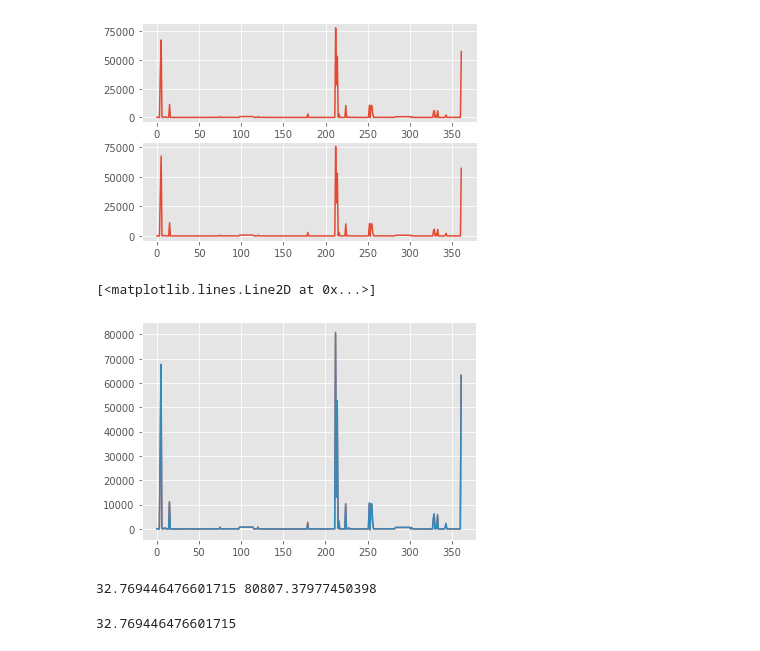
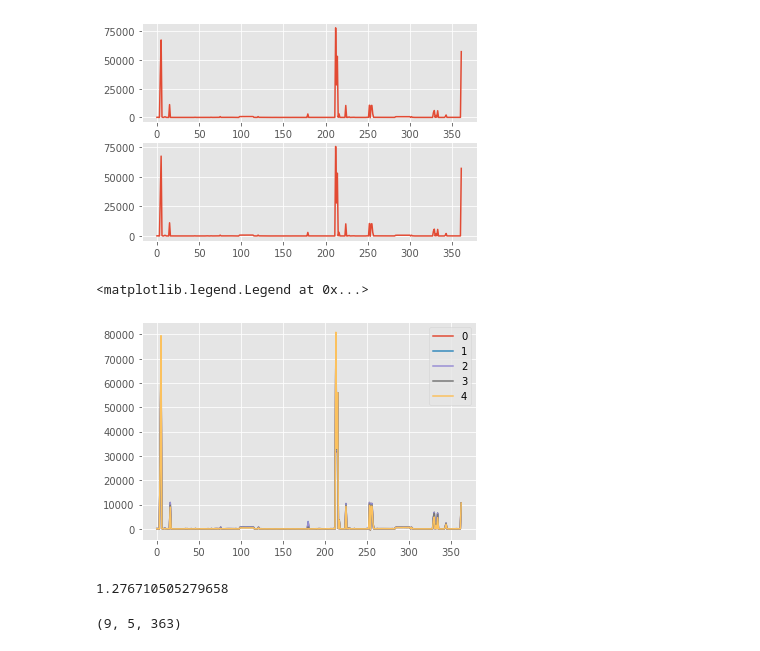
Before and after one commit to Akshat-Tripathi/AIHack20, a Jupyter notebook: Signal_clustering.ipynb, the cells around one changed output. Cells and saved outputs as stored; diff of their text form; code cells hidden in the pictures.

```diff
--- a/Signal_clustering.ipynb
+++ b/Signal_clustering.ipynb
@@ -83,6 +83,7 @@ clean_data
 106710 rows × 363 columns
 # %%
 anomalies = np.array([10634, 36136, 57280, 57618, 60545, 63144, 118665, 128524, 131118])
+anomalies_idx = np.array(np.where(clean_data['original_index'].isin(anomalies))).flatten()
 s = set(clean_data['original_index'])
 t = set(raw_data.index)
 idx_during_trip = np.array(list(t.difference(s)))
@@ -149,25 +139,24 @@ def signal_near_trip(window):
-# %%
-i = 5
-plt.plot(signals[i,0])
-plt.plot(signals[i,1])
-# %% [output]
-[<matplotlib.lines.Line2D at 0x...>]
-[figure, removed]
-# %%
-i = 0
-j = 0
-t0 = np.zeros((len(signals[i,0]),2))           #similaritymeasures requires input data in this form
-t0[:,0] = np.arange(len(signals[i,0]))
-t0[:,1] = signals[i,0]
-
-
-t1 = np.zeros((len(signals[j,1]),2))       #similaritymeasures form
-t1[:,0] = np.arange(len(signals[j,1]))
-t1[:,1] = signals[j,1]
-
-print(similaritymeasures.curve_length_measure(t0,t1), similaritymeasures.dtw(t0,t1)[0])
-# %% [output]
-32.769446476601715 80807.37977450398
+# %%
+def signal_near_trip(window):
+
+  signals = []
+  for i in range(len(anomalies_idx)):
+    df = clean_data.loc[anomalies_idx[0]-window: anomalies_idx[0]]
+    _ = []
+    for j in range(window):
+      _.append(df.iloc[j])
+    signals.append(_)
+
+  return np.array(signals)
+# %%
+window = 5
+signals = signal_near_trip(window)
+for i in range(window):
+  plt.plot(signals[0,i],label = i)
+plt.legend()
+# %% [output]
+<matplotlib.legend.Legend at 0x...>
+[figure, added]
 # %%
 def similarity_measure(x,y):
 
@@ -181,6 +170,10 @@ def similarity_measure(x,y):
 
   return similaritymeasures.curve_length_measure(t0,t1)
 # %%
-similarity_measure(signals[0,0],signals[0,1])
+similarity_measure(signals[8,0],signals[8,1])
 # %% [output]
-32.769446476601715
+1.276710505279658
+# %%
+signals.shape
+# %% [output]
+(9, 5, 363)
```
Also changed, not shown: parts of 2 cells of this notebook.
